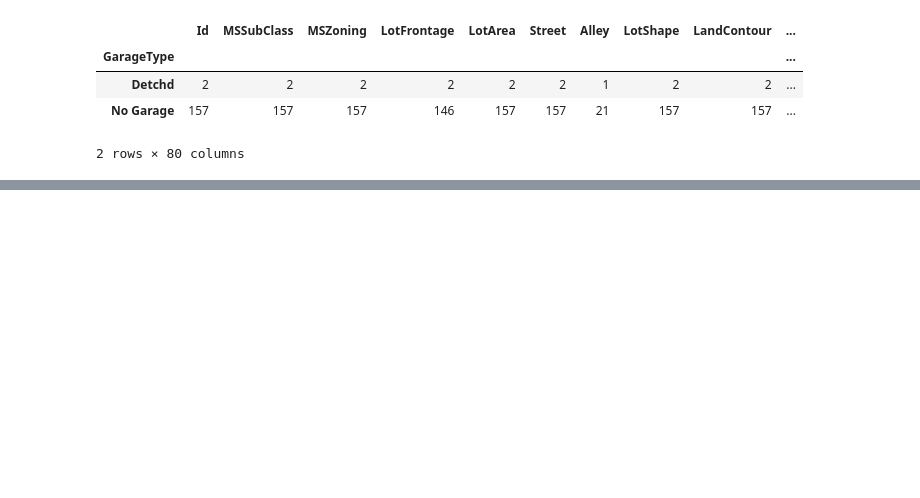
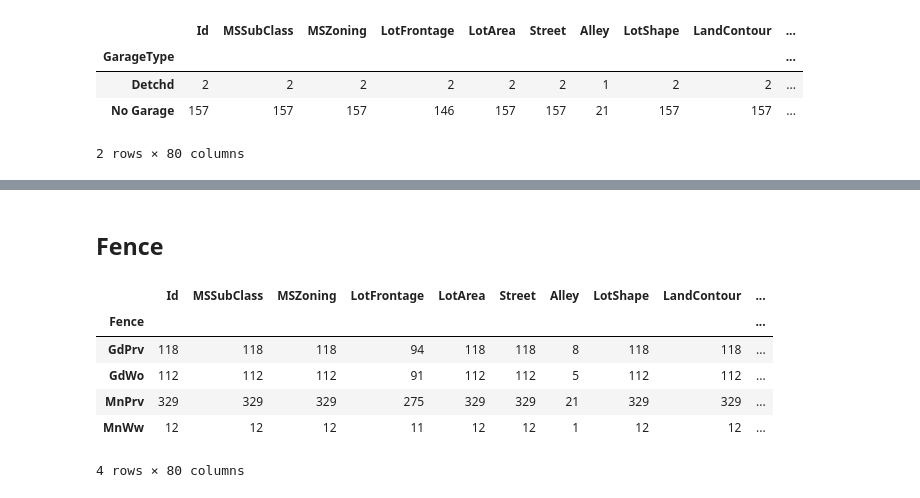
Before and after one commit to houseprice2/houseprice, a Jupyter notebook: nkw.ipynb, the cells around one changed output, grey strips where cells are left out. Drawn from its saved outputs; the diff is of its cells as text; code cells hidden in the pictures; blank space fills up the shorter version.

```diff
--- a/nkw.ipynb
+++ b/nkw.ipynb
@@ -274,0 +272,12 @@ housing.loc[housing.GarageQual=='Ex', 'GarageQual'] = 5
+# %% [markdown]
+## Fence
+# %%
+housing.groupby('Fence').count()
+# %% [output]
+|  | Id | MSSubClass | MSZoning | LotFrontage | LotArea | Street | Alley | LotShape | LandContour | ... |
+| Fence |  |  |  |  |  |  |  |  |  | ... |
+| GdPrv | 118 | 118 | 118 | 94 | 118 | 118 | 8 | 118 | 118 | ... |
+| GdWo | 112 | 112 | 112 | 91 | 112 | 112 | 5 | 112 | 112 | ... |
+| MnPrv | 329 | 329 | 329 | 275 | 329 | 329 | 21 | 329 | 329 | ... |
+| MnWw | 12 | 12 | 12 | 11 | 12 | 12 | 1 | 12 | 12 | ... |
+4 rows × 80 columns
```
Also changed, not shown: parts of 25 cells of this notebook.
